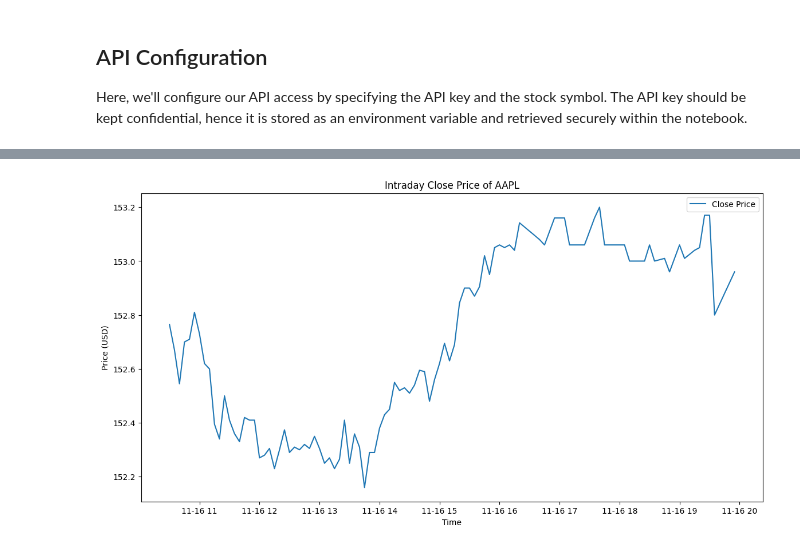
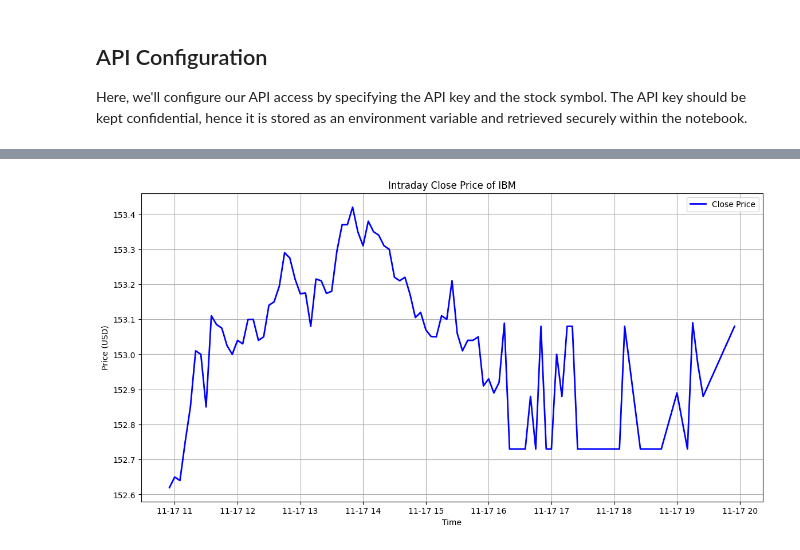
Before and after one commit to anuzz999/DAV-5400, a Jupyter notebook: Project 2/stock_data_collector.ipynb, the cells around one changed output, grey strips where cells are left out. Saved outputs shown, nothing was run; the diff lists cells and outputs as text; code cells hidden in the pictures.

Commit message:
Worked on Stock data analysis and modified web scrapping modules

```diff
--- a/Project 2/stock_data_collector.ipynb
+++ b/Project 2/stock_data_collector.ipynb
@@ -25,7 +25,7 @@ from stock_data_collector import StockDataCollector
 Here, we'll configure our API access by specifying the API key and the stock symbol. The API key should be kept confidential, hence it is stored as an environment variable and retrieved securely within the notebook.
 # %%
 # Retrieve the API key from an environment variable
-API_KEY = 'PJAX7T110HNV7BHF'
+API_KEY = '3E836TQ9Q7AJHS4P'
 if API_KEY is None:
     raise ValueError("No API key found. Please set the ALPHA_VANTAGE_API_KEY environment variable.")
 
@@ -57,7 +62,9 @@ Once we have successfully fetched the intraday stock data, we will convert it in
 # %%
-# Assuming the data fetching is successful and 'intraday_data' contains the correct response
-stock_df = stock_collector.get_stock_dataframe()
-
-# Display the first few rows of the DataFrame to ensure it looks correct
-stock_df.head()
+# Check if the intraday data was fetched successfully before converting to DataFrame
+if intraday_data is not None:
+    stock_df = stock_collector.get_stock_dataframe()
+    # Display the first few rows of the DataFrame to ensure it looks correct
+    display(stock_df.head())
+else:
+    print("Data fetching was unsuccessful. DataFrame will not be created.")
 # %% [output]
@@ -109,13 +117,14 @@ This structured data is now ready for further analysis, visualization, or as an
 # %%
 import matplotlib.pyplot as plt
 
-# Plot the closing prices
+# Plot the closing prices using a line chart
 plt.figure(figsize=(14, 7))
-plt.plot(stock_df.index, stock_df['Close'], label='Close Price')
-plt.title('Intraday Close Price of AAPL')
+plt.plot(stock_df.index, stock_df['Close'], label='Close Price', color='blue', linewidth=2)
+plt.title('Intraday Close Price of IBM')
 plt.xlabel('Time')
 plt.ylabel('Price (USD)')
 plt.legend()
+plt.grid(True)
 plt.show()
 # %% [output]
-[figure, old version]
+[figure, new version]
```
Also changed, not shown: parts of 13 cells of this notebook, 3 other files.
